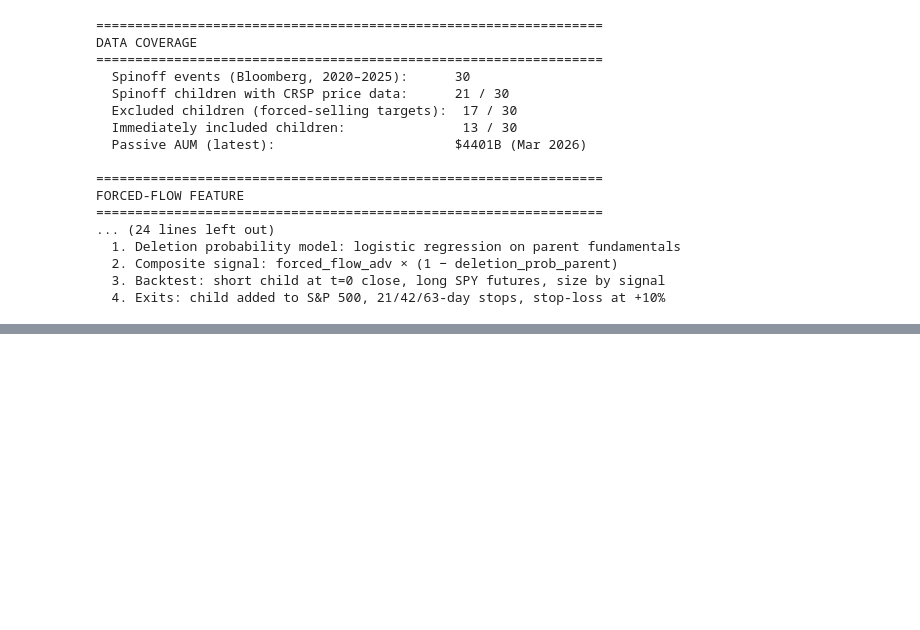
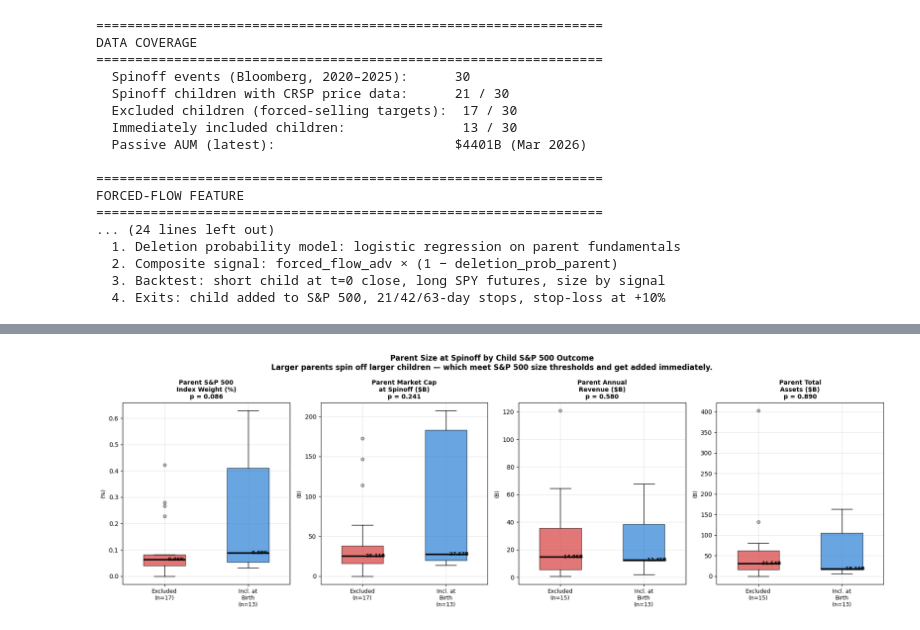
Before and after one commit to ElouanBahri/index-spinoff-arbitrage, a Jupyter notebook: eda.ipynb, the cells around one changed output, grey strips where cells are left out. Cells and saved outputs as stored; diff of their text form; code cells hidden in the pictures; blank space fills up the shorter version.

```diff
--- a/eda.ipynb
+++ b/eda.ipynb
@@ -805,0 +920,47 @@ FORCED-FLOW FEATURE
+# %%
+size_features = [
+    ('parent_index_weight', 'Parent S&P 500\nIndex Weight (%)',    1e-2,  '%'),
+    ('parent_mktcap_usd',   'Parent Market Cap\nat Spinoff ($B)',   1e9,   'B'),
+    ('revt',                'Parent Annual\nRevenue ($B)',          1e3,   'B'),
+    ('at',                  'Parent Total\nAssets ($B)',            1e3,   'B'),
+]
+
+fig, axes = plt.subplots(1, 4, figsize=(18, 6))
+
+for ax, (col, label, scale, unit) in zip(axes, size_features):
+    excl = model_df[model_df['inclusion_status'] == 'excluded'][col].dropna() / scale
+    incl = model_df[model_df['inclusion_status'] == 'immediately included'][col].dropna() / scale
+    if len(excl) < 2 or len(incl) < 2:
+        continue
+    stat, p = stats.mannwhitneyu(excl, incl, alternative='two-sided')
+
+    data   = [excl, incl]
+    labels = [f'Excluded\n(n={len(excl)})', f'Incl. at\nBirth\n(n={len(incl)})']
+    colors = [COLOR_MAP['excluded'], COLOR_MAP['immediately included']]
+
+    bp = ax.boxplot(data, patch_artist=True, widths=0.5,
+                    medianprops=dict(color='black', linewidth=2.5))
+    for patch, color in zip(bp['boxes'], colors):
+        patch.set_facecolor(color); patch.set_alpha(0.65)
+    for flier in bp['fliers']:
+        flier.set(marker='o', markerfacecolor='grey', alpha=0.5, markersize=5)
+
+    ax.set_xticks([1, 2]); ax.set_xticklabels(labels, fontsize=9)
+    ax.set_ylabel(f'({unit})', fontsize=9)
+    sig = '  ⭐' if p < 0.05 else ''
+    ax.set_title(f'{label}{sig}\np = {p:.3f}', fontweight='bold', fontsize=10)
+
+    # Add median text
+    for i, (d, c) in enumerate(zip(data, colors), 1):
+        ax.text(i, d.median(), f'  {d.median():.2f}{unit}',
+                va='center', fontsize=8, color='black', fontweight='bold')
+
+plt.suptitle(
+    'Parent Size at Spinoff by Child S&P 500 Outcome\n'
+    'Larger parents spin off larger children — which meet S&P 500 size thresholds and get added immediately.',
+    fontsize=12, fontweight='bold'
+)
+plt.tight_layout()
+plt.show()
+# %% [output]
+[figure, added]
```
Also changed, not shown: parts of 17 cells of this notebook, 15 other files.
